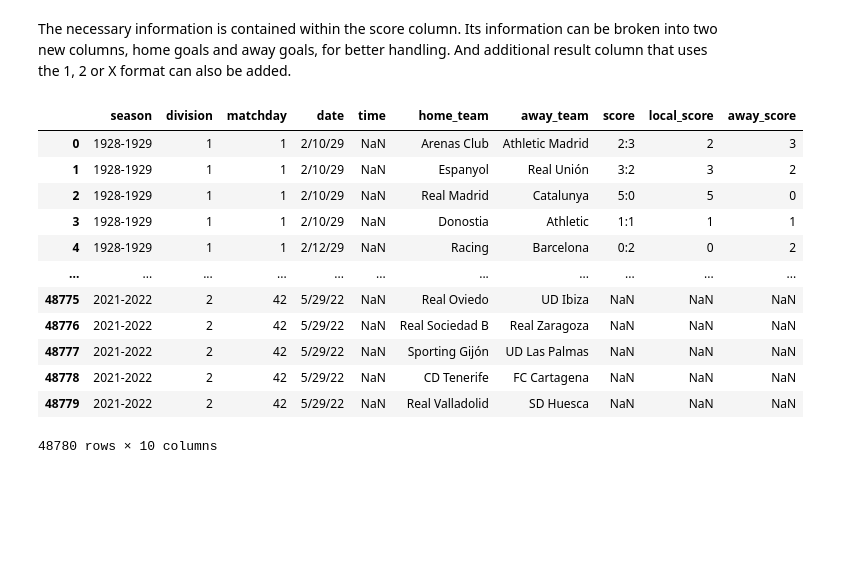
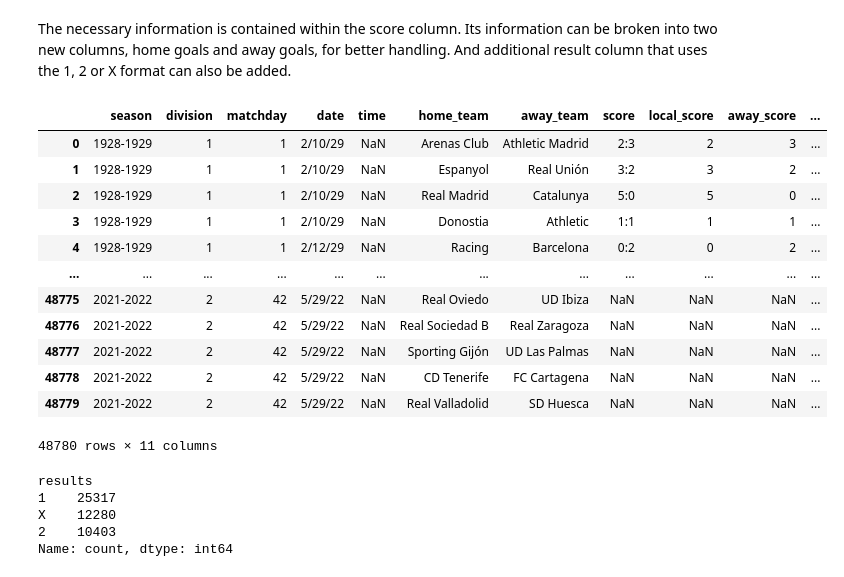
Before and after one commit to Raherol/la-quiniela, a Jupyter notebook: analysis/LaLigaDataAnalysis.ipynb, the cells around one changed output. Cells and saved outputs as stored; diff of their text form; code cells hidden in the pictures; blank space fills up the shorter version.

```diff
--- a/analysis/LaLigaDataAnalysis.ipynb
+++ b/analysis/LaLigaDataAnalysis.ipynb
@@ -28,19 +30,28 @@ The necessary information is contained within the score column. Its information
 # %%
 df["local_score"] = df["score"].str.split(":").str[0]
 df["away_score"] = df["score"].str.split(":").str[1]
-df['results'] = df.apply(lambda row: 1 if row['local_score'] > row['away_score'] else (2 if row['away_score'] > row['local_score'] else 'X'), axis=1)
+df['results'] = df.apply(lambda row: 1 if row['local_score'] > row['away_score'] else (2 if row['away_score'] > row['local_score'] else ('X' if row['local_score'] == row['away_score'] else None)), axis=1)
 df
 # %% [output]
-|  | season | division | matchday | date | time | home_team | away_team | score | local_score | away_score |
-| 0 | 1928-1929 | 1 | 1 | 2/10/29 | NaN | Arenas Club | Athletic Madrid | 2:3 | 2 | 3 |
-| 1 | 1928-1929 | 1 | 1 | 2/10/29 | NaN | Espanyol | Real Unión | 3:2 | 3 | 2 |
-| 2 | 1928-1929 | 1 | 1 | 2/10/29 | NaN | Real Madrid | Catalunya | 5:0 | 5 | 0 |
-| 3 | 1928-1929 | 1 | 1 | 2/10/29 | NaN | Donostia | Athletic | 1:1 | 1 | 1 |
-| 4 | 1928-1929 | 1 | 1 | 2/12/29 | NaN | Racing | Barcelona | 0:2 | 0 | 2 |
-| ... | ... | ... | ... | ... | ... | ... | ... | ... | ... | ... |
-| 48775 | 2021-2022 | 2 | 42 | 5/29/22 | NaN | Real Oviedo | UD Ibiza | NaN | NaN | NaN |
-| 48776 | 2021-2022 | 2 | 42 | 5/29/22 | NaN | Real Sociedad B | Real Zaragoza | NaN | NaN | NaN |
-| 48777 | 2021-2022 | 2 | 42 | 5/29/22 | NaN | Sporting Gijón | UD Las Palmas | NaN | NaN | NaN |
-| 48778 | 2021-2022 | 2 | 42 | 5/29/22 | NaN | CD Tenerife | FC Cartagena | NaN | NaN | NaN |
-| 48779 | 2021-2022 | 2 | 42 | 5/29/22 | NaN | Real Valladolid | SD Huesca | NaN | NaN | NaN |
+|  | season | division | matchday | date | time | home_team | away_team | score | local_score | away_score | ... |
+| 0 | 1928-1929 | 1 | 1 | 2/10/29 | NaN | Arenas Club | Athletic Madrid | 2:3 | 2 | 3 | ... |
+| 1 | 1928-1929 | 1 | 1 | 2/10/29 | NaN | Espanyol | Real Unión | 3:2 | 3 | 2 | ... |
+| 2 | 1928-1929 | 1 | 1 | 2/10/29 | NaN | Real Madrid | Catalunya | 5:0 | 5 | 0 | ... |
+| 3 | 1928-1929 | 1 | 1 | 2/10/29 | NaN | Donostia | Athletic | 1:1 | 1 | 1 | ... |
+| 4 | 1928-1929 | 1 | 1 | 2/12/29 | NaN | Racing | Barcelona | 0:2 | 0 | 2 | ... |
+| ... | ... | ... | ... | ... | ... | ... | ... | ... | ... | ... | ... |
+| 48775 | 2021-2022 | 2 | 42 | 5/29/22 | NaN | Real Oviedo | UD Ibiza | NaN | NaN | NaN | ... |
+| 48776 | 2021-2022 | 2 | 42 | 5/29/22 | NaN | Real Sociedad B | Real Zaragoza | NaN | NaN | NaN | ... |
+| 48777 | 2021-2022 | 2 | 42 | 5/29/22 | NaN | Sporting Gijón | UD Las Palmas | NaN | NaN | NaN | ... |
+| 48778 | 2021-2022 | 2 | 42 | 5/29/22 | NaN | CD Tenerife | FC Cartagena | NaN | NaN | NaN | ... |
+| 48779 | 2021-2022 | 2 | 42 | 5/29/22 | NaN | Real Valladolid | SD Huesca | NaN | NaN | NaN | ... |
-48780 rows × 10 columns
+48780 rows × 11 columns
+# %%
+result_counts = df['results'].value_counts()
+result_counts
+# %% [output]
+results
+1    25317
+X    12280
+2    10403
+Name: count, dtype: int64
```
Also changed, not shown: parts of 15 cells of this notebook.
